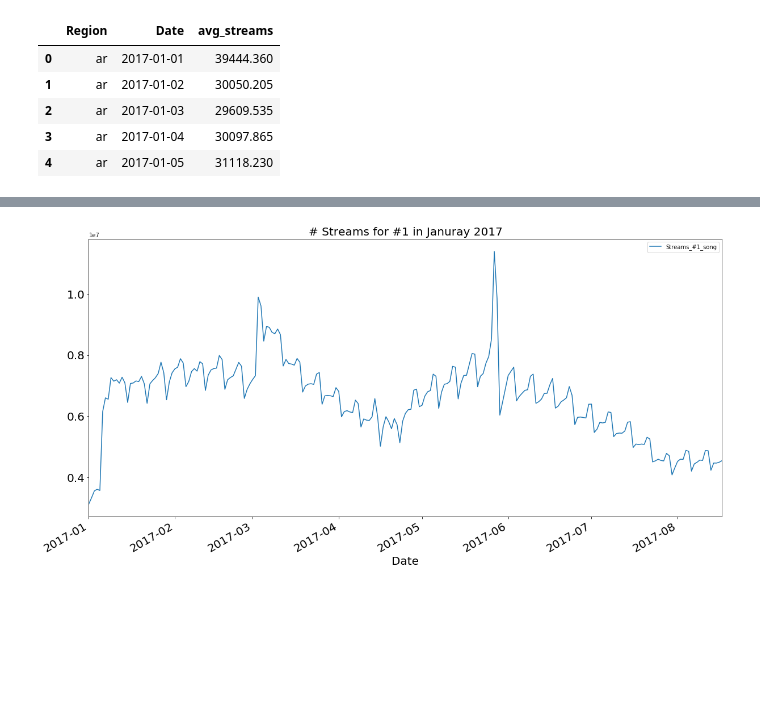
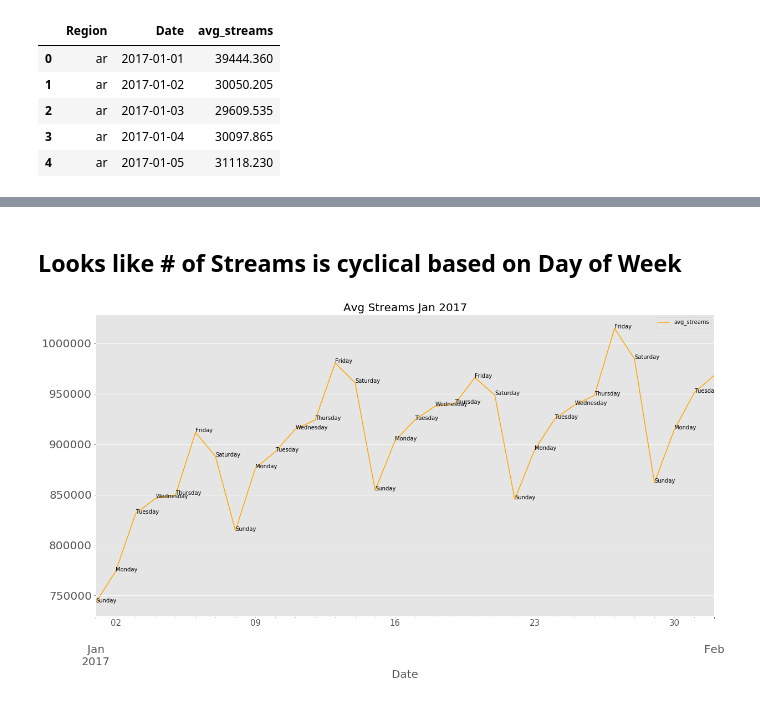
Before and after one commit to maxgrossenbacher/Forecasting_daily_spotify_streams, a Jupyter notebook: src/Spotify_Time_Series.ipynb, the cells around one changed output, grey strips where cells are left out. Drawn from its saved outputs; the diff is of its cells as text; code cells hidden in the pictures; blank space fills up the shorter version.

```diff
--- a/src/Spotify_Time_Series.ipynb
+++ b/src/Spotify_Time_Series.ipynb
@@ -2,7 +2,9 @@
 import pandas as pd
 import numpy as np
 import matplotlib.pyplot as plt
-from pandas.plotting import parallel_coordinates
+plt.style.use('ggplot')
+from matplotlib.collections import LineCollection
+import seaborn as sns
 %matplotlib inline
 # %%
 def bigger_fonts(ax):
@@ -117,12 +212,22 @@ bigger_fonts(ax)
+# %% [markdown]
+## Looks like # of Streams is cyclical based on Day of Week
 # %%
-#plotting januray #1 song streaming data
-ax = global_streaming_data.plot(kind='line',x='Date', y=['Streams_#1_song'], \
-                                                   figsize=(20,10), title='# Streams for #1 in Januray 2017')
-
+#plotting januray avg_streaming data
+ax = jan_data.plot(kind='line',x='Date', y=['avg_streams'], \
+                    figsize=(20,10), \
+                    title='Avg Streams Jan 2017',\
+                    color='orange', fontsize=15)
 #increasing font size of plot
 bigger_fonts(ax)
 
-#dataframe januray #1 song streams
-# global_streaming_data[['Date','Streams_#1_song','day_of_week']]
+# Label points with day of week
+date = jan_data['Date'].tolist()
+avg_streams = jan_data['avg_streams'].tolist()
+day = jan_data['day'].tolist()
+for d, i, j in zip(day, date, avg_streams):
+    ax.annotate(d, xy=(i,j),clip_on=True)
+
+#dataframe januray avg_streams
+# global_streaming_data[['Date','avg_streams','day_of_week']]
 # %% [output]
-[figure, old version]
+[figure, new version]
```
Also changed, not shown: parts of 12 cells of this notebook.
